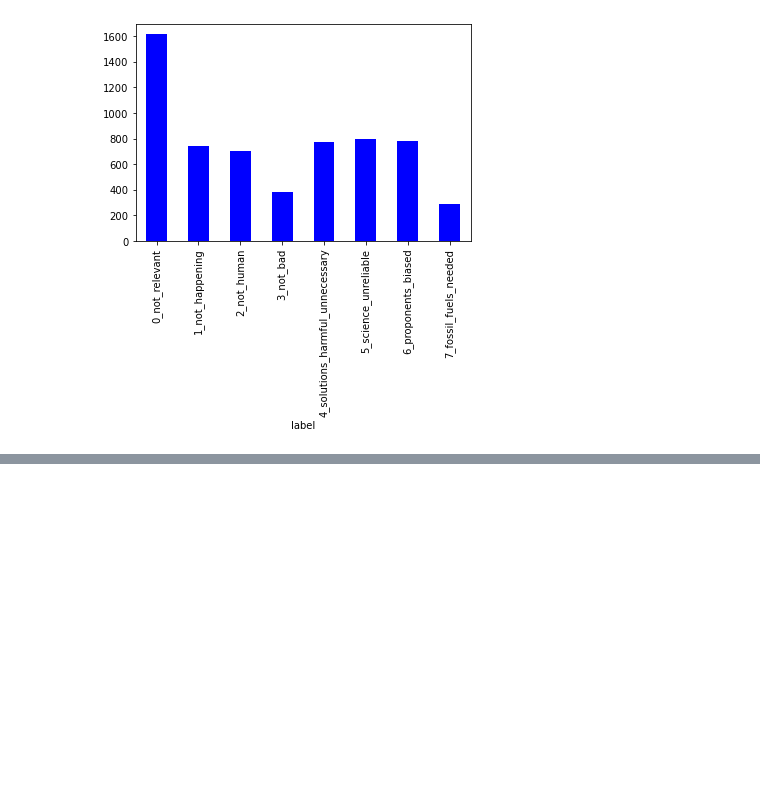
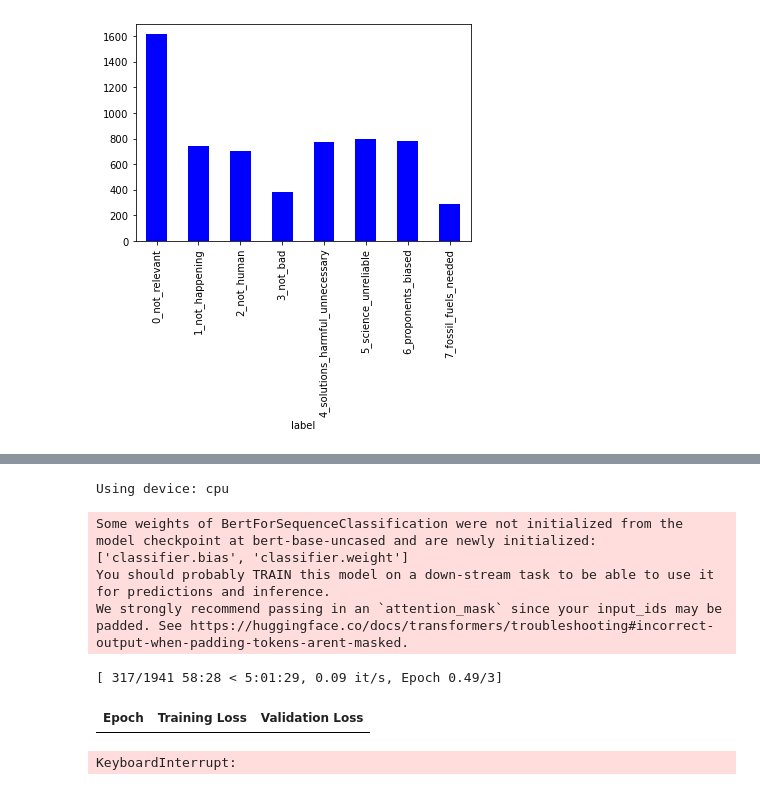
Before and after one commit to jodamatta/frugal_ai_2025, a Jupyter notebook: text.ipynb, the cells around one changed output, grey strips where cells are left out. Saved outputs shown, nothing was run; the diff lists cells and outputs as text; code cells hidden in the pictures; blank space fills up the shorter version.

Commit message:
improve model performance

```diff
--- a/text.ipynb
+++ b/text.ipynb
@@ -44,6 +55,4 @@ df.groupby('label').quote.count().plot.bar(color = 'blue')
 # %% [output]
 <AxesSubplot:xlabel='label'>
 [figure]
-# %%
-df['quote'] = df['quote'].str.replace(f"[{string.punctuation}]", "", regex=True).str.lower()
 # %% [markdown]
@@ -184,0 +181,6 @@ F1-Score (weighted): 0.5523285223484379
+# %%
+if __name__ == "__main__":
+    X = df['quote']
+    y = df['label']
+
+    pipeline = train_and_evaluate_LR(X,y)
@@ -184,0 +205,29 @@ F1-Score (weighted): 0.5523285223484379
+# %%
+device = torch.device("cuda" if torch.cuda.is_available() else "cpu")
+print(f"Using device: {device}")
+# %% [output]
+Using device: cpu
+# %%
+class TextDataset(Dataset):
+    def __init__(self, encodings, labels):
+        self.encodings = encodings
+        self.labels = labels
+
+    def __len__(self):
+        return len(self.labels)
+
+    def __getitem__(self, idx):
+        item = {key: val[idx] for key, val in self.encodings.items()}
+        item["labels"] = torch.tensor(self.labels[idx])
+        return item
+
+# Preprocessing function
+def preprocess_data(X, y, tokenizer, max_length=128):
+    encodings = tokenizer(
+        X,
+        truncation=True,
+        padding=True,
+        max_length=max_length,
+        return_tensors="pt",
+    )
+    return encodings, y
@@ -184,0 +358,13 @@ F1-Score (weighted): 0.5523285223484379
+# %%
+if __name__ == "__main__":
+    X = df['quote']
+    y = df['label']
+
+    pipeline = train_and_evaluate_BERT(X,y)
+# %% [output]
+Some weights of BertForSequenceClassification were not initialized from the model checkpoint at bert-base-uncased and are newly initialized: ['classifier.bias', 'classifier.weight']
+You should probably TRAIN this model on a down-stream task to be able to use it for predictions and inference.
+We strongly recommend passing in an `attention_mask` since your input_ids may be padded. See https://huggingface.co/docs/transformers/troubleshooting#incorrect-output-when-padding-tokens-arent-masked.
+[ 317/1941 58:28 < 5:01:29, 0.09 it/s, Epoch 0.49/3]
+| Epoch | Training Loss | Validation Loss |
+KeyboardInterrupt:
```
Also changed, not shown: parts of 28 cells of this notebook.
